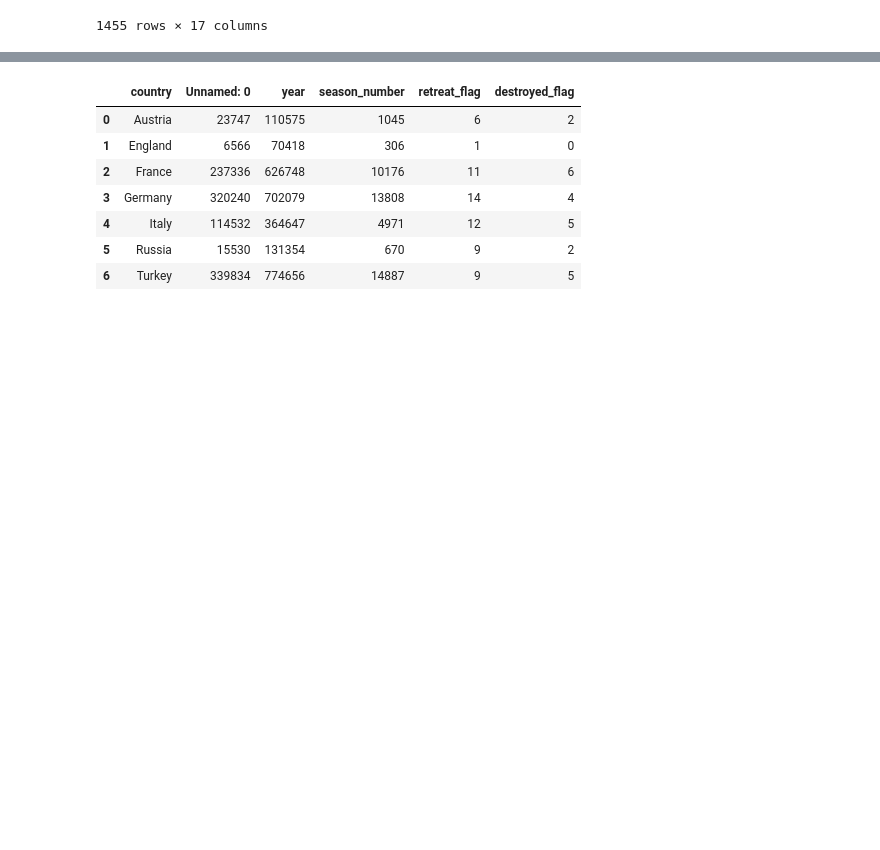
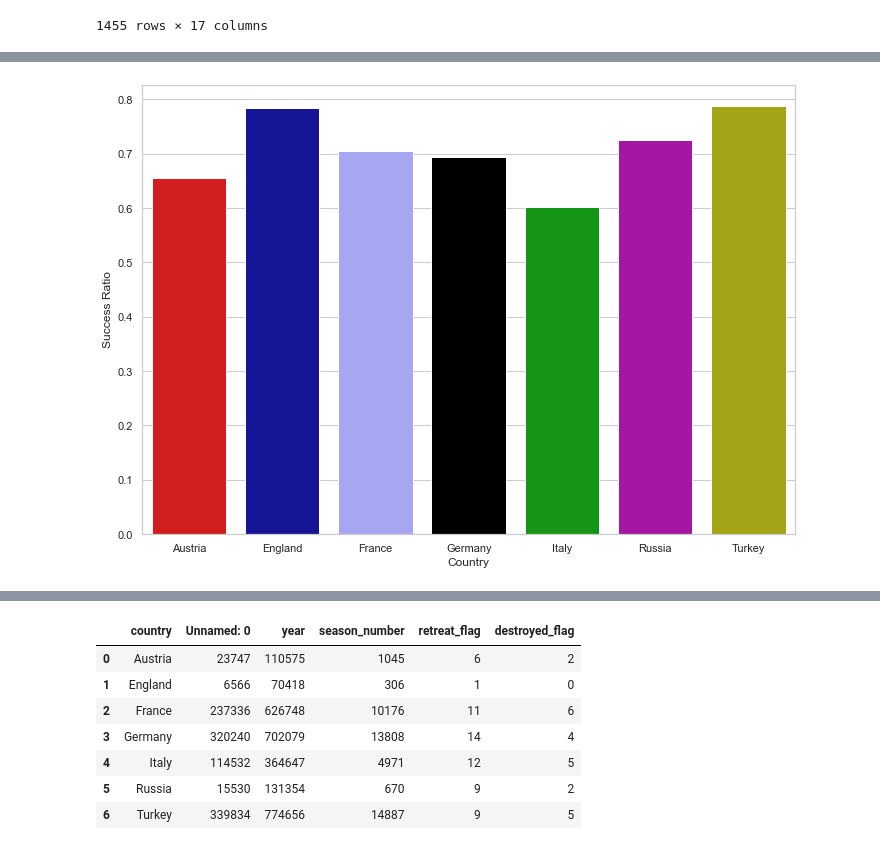
Before and after one commit to kingbd2/diplomacy-analysis, a Jupyter notebook: diplomacy_gif_maker/notebooks/dataAnalysis.ipynb, the cells around one changed output, grey strips where cells are left out. Cells and saved outputs as stored; diff of their text form; code cells hidden in the pictures; blank space fills up the shorter version.

```diff
--- a/diplomacy_gif_maker/notebooks/dataAnalysis.ipynb
+++ b/diplomacy_gif_maker/notebooks/dataAnalysis.ipynb
@@ -187,3 +208,13 @@ country_success_ratios.to_csv(summary_data_path + '/country_success_fail_ratios.
+# %%
+# Success / fail ratios
+success_sns_plot = sns.barplot(x="country", y="success_ratio",
+                  data=country_success_ratios, palette=country_palette)
+success_sns_plot.set(xlabel='Country', ylabel='Success Ratio')
+
+success_fig = success_sns_plot.get_figure()
+success_fig.savefig(plots_path + "/successRatioByCountry.png")
+# %% [output]
+[figure, added]
 # %%
 # most builds, most disbands
 country_order_type = pd.DataFrame(orders_df.groupby(['country']).type.value_counts())
```
Also changed, not shown: parts of 12 cells of this notebook, 2 other files.
